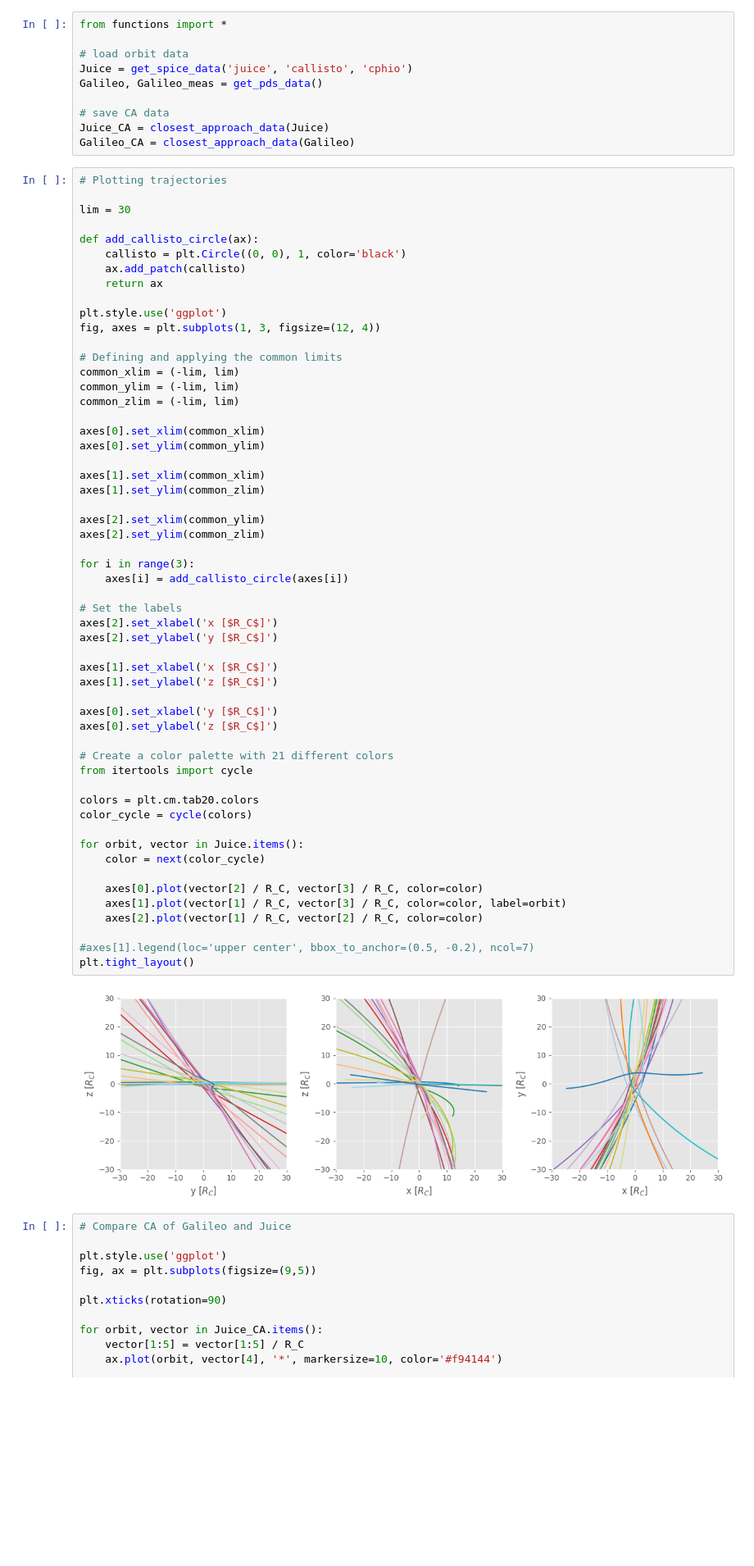
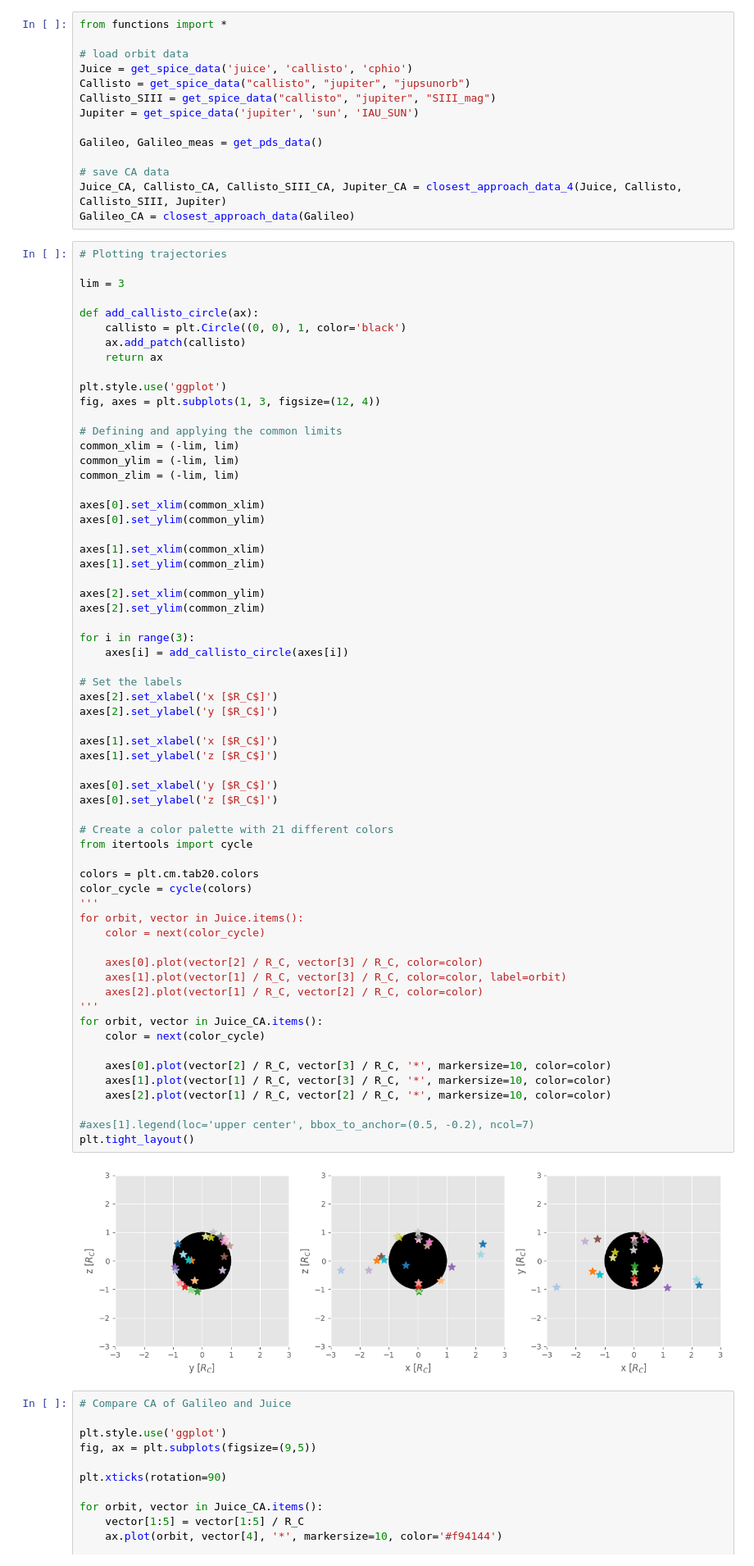
Before and after one commit to vera-br/Callisto, a Jupyter notebook: plotting.ipynb, the cells around one changed output. Shown at 82% size. Drawn from its saved outputs; the diff is of its cells as text; blank space fills up the shorter version.

Commit message:
modified CA function to save multiple dictionaries and added CA to plots

```diff
--- a/plotting.ipynb
+++ b/plotting.ipynb
@@ -3,15 +3,19 @@ from functions import *
 
 # load orbit data
 Juice = get_spice_data('juice', 'callisto', 'cphio')
+Callisto = get_spice_data("callisto", "jupiter", "jupsunorb")
+Callisto_SIII = get_spice_data("callisto", "jupiter", "SIII_mag")
+Jupiter = get_spice_data('jupiter', 'sun', 'IAU_SUN')
+
 Galileo, Galileo_meas = get_pds_data()
 
 # save CA data
-Juice_CA = closest_approach_data(Juice)
+Juice_CA, Callisto_CA, Callisto_SIII_CA, Jupiter_CA = closest_approach_data_4(Juice, Callisto, Callisto_SIII, Jupiter)
 Galileo_CA = closest_approach_data(Galileo)
 # %%
 # Plotting trajectories
 
-lim = 30
+lim = 3
 
 def add_callisto_circle(ax):
     callisto = plt.Circle((0, 0), 1, color='black')
@@ -36,35 +40,42 @@ axes[2].set_xlim(common_ylim)
 axes[2].set_ylim(common_zlim)
 
 for i in range(3):
     axes[i] = add_callisto_circle(axes[i])
 
 # Set the labels
 axes[2].set_xlabel('x [$R_C$]')
 axes[2].set_ylabel('y [$R_C$]')
 
 axes[1].set_xlabel('x [$R_C$]')
 axes[1].set_ylabel('z [$R_C$]')
 
 axes[0].set_xlabel('y [$R_C$]')
 axes[0].set_ylabel('z [$R_C$]')
 
 # Create a color palette with 21 different colors
 from itertools import cycle
 
 colors = plt.cm.tab20.colors
 color_cycle = cycle(colors)
-
+'''
 for orbit, vector in Juice.items():
     color = next(color_cycle)
 
     axes[0].plot(vector[2] / R_C, vector[3] / R_C, color=color)
     axes[1].plot(vector[1] / R_C, vector[3] / R_C, color=color, label=orbit)
     axes[2].plot(vector[1] / R_C, vector[2] / R_C, color=color)
+'''
+for orbit, vector in Juice_CA.items():
+    color = next(color_cycle)
+
+    axes[0].plot(vector[2] / R_C, vector[3] / R_C, '*', markersize=10, color=color)
+    axes[1].plot(vector[1] / R_C, vector[3] / R_C, '*', markersize=10, color=color)
+    axes[2].plot(vector[1] / R_C, vector[2] / R_C, '*', markersize=10, color=color)
 
 #axes[1].legend(loc='upper center', bbox_to_anchor=(0.5, -0.2), ncol=7)
 plt.tight_layout()
 # %% [output]
-[figure, old version]
+[figure, new version]
 # %%
 # Compare CA of Galileo and Juice
 
```
Also changed, not shown: parts of 3 cells of this notebook, 2 other files.
